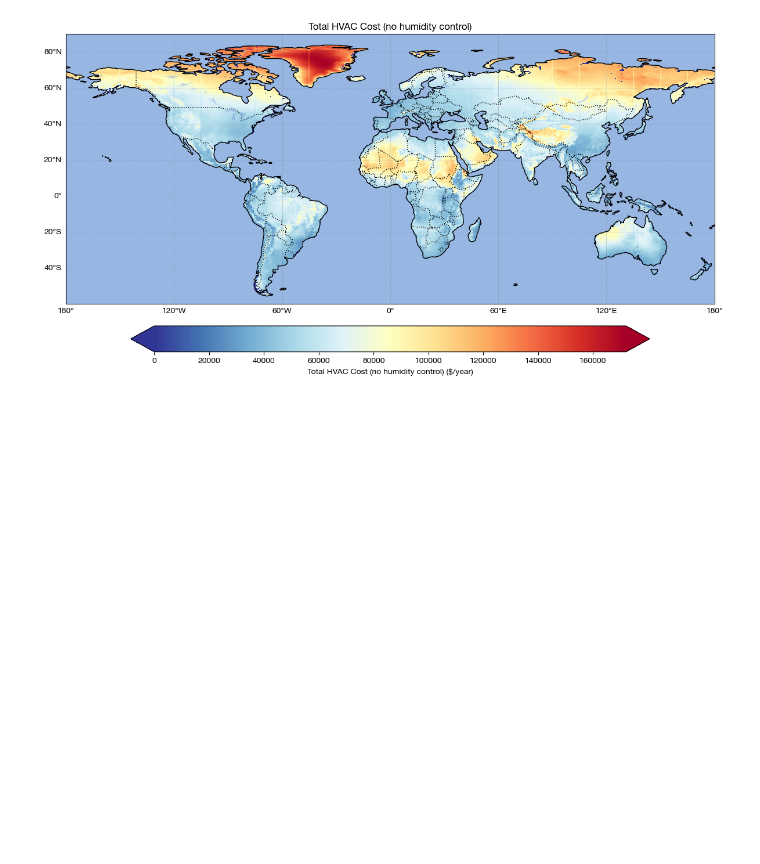
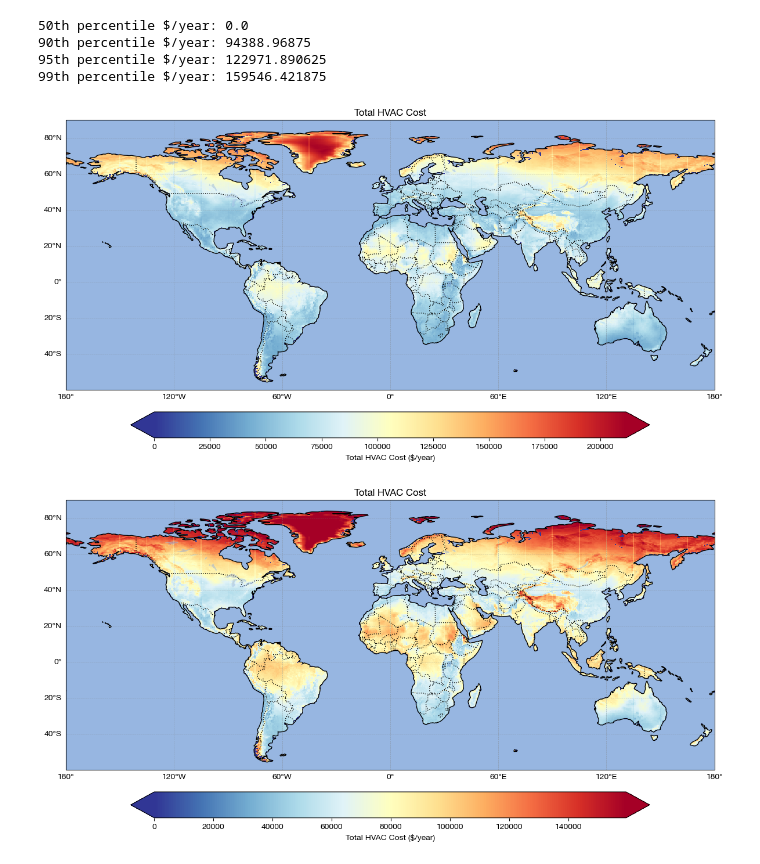
Before and after one commit to miloknowles/analysis, a Jupyter notebook: python/greenhouse_v2/explore_era5.ipynb, the cells around one changed output. Cells and saved outputs as stored; diff of their text form; code cells hidden in the pictures; blank space fills up the shorter version.

```diff
--- a/python/greenhouse_v2/explore_era5.ipynb
+++ b/python/greenhouse_v2/explore_era5.ipynb
@@ -224,15 +114,10 @@ Data variables:
 # %%
 def plot_xarray_map(dataset, variable, cmap='viridis', vmin=None, vmax=None, projection='PlateCarree', figsize=(12, 8), title=None):
   plt.rcParams['font.family'] = 'Helvetica Neue'
-  # plt.rcParams['font.size'] = 12
   # Create a new figure with the specified projection
   proj = getattr(ccrs, projection)()
   fig = plt.figure(figsize=figsize)
   ax = fig.add_subplot(1, 1, 1, projection=proj)
-
-  # Select the data for the specified month and hour
-  # data_slice = dataset[variable].sel(month=month, hour=hour)
-  # data_slice = dataset[variable]
 
   land_mask = regionmask.defined_regions.natural_earth_v5_0_0.land_110.mask(dataset.longitude, dataset.latitude)
   land_mask = xr.where(~np.isnan(land_mask), True, False)
@@ -251,9 +136,11 @@ def plot_xarray_map(dataset, variable, cmap='viridis', vmin=None, vmax=None, pro
     vmax = data_slice[variable].max().item()
 
   # Create the plot
-  im = data_slice[variable].plot(ax=ax, transform=ccrs.PlateCarree(),
-                      cmap=cmap, vmin=vmin, vmax=vmax,
-                      add_colorbar=False)
+  im = data_slice[variable].plot(
+    ax=ax, transform=ccrs.PlateCarree(),
+    cmap=cmap, vmin=vmin, vmax=vmax,
+    add_colorbar=False
+  )
 
   # Add a colorbar
   cbar = plt.colorbar(im, ax=ax, orientation='horizontal',
@@ -265,8 +152,10 @@ def plot_xarray_map(dataset, variable, cmap='viridis', vmin=None, vmax=None, pro
     'ssrd': 'W/m²',
     'heating_degree_hours': '°C·h',
     'cooling_degree_hours': '°C·h',
+    'humidity_percent_hours': '%·h',
     'total_hvac_cost_no_humidity': '$/year',
-    'total_hvac_cost_with_humidity': '$/year'
+    'total_hvac_cost_with_humidity': '$/year',
+    'total_hvac_cost': '$/year'
   }
 
   var_names = {
@@ -274,8 +163,10 @@ def plot_xarray_map(dataset, variable, cmap='viridis', vmin=None, vmax=None, pro
     'ssrd': 'Surface Solar Radiation Downwards',
     'heating_degree_hours': 'Heating Degree Hours',
     'cooling_degree_hours': 'Cooling Degree Hours',
+    'humidity_percent_hours': 'Humidity Percent Hours',
     'total_hvac_cost_no_humidity': 'Total HVAC Cost (no humidity control)',
-    'total_hvac_cost_with_humidity': 'Total HVAC Cost'
+    'total_hvac_cost_with_humidity': 'Total HVAC Cost',
+    'total_hvac_cost': 'Total HVAC Cost'
   }
 
   # Set colorbar label
@@ -337,32 +232,43 @@ plt.show()
 # %%
-ds_total = xr.open_dataset("./outputs/total_degree_hours_2023.nc")
+ds_total = xr.open_dataset("./outputs/annual_hdh_cdh_hph_2023.nc")
 
 heating_degree_hour_cost_factor = 0.41 # $/degree-hour
 cooling_degree_hour_cost_factor = 1.23 # $/degree-hour
+humidity_percent_hour_cost_factor = 0.38 # $/percent-hour
 
 heating_degree_hours_cost = ds_total['heating_degree_hours'] * heating_degree_hour_cost_factor
 cooling_degree_hours_cost = ds_total['cooling_degree_hours'] * cooling_degree_hour_cost_factor
-total_cost = heating_degree_hours_cost + cooling_degree_hours_cost
+humidity_percent_hours_cost = ds_total['humidity_percent_hours'] * humidity_percent_hour_cost_factor
+total_cost = heating_degree_hours_cost + cooling_degree_hours_cost + humidity_percent_hours_cost
 
 cost_50th_percentile = np.percentile(total_cost, 50)
 cost_90th_percentile = np.percentile(total_cost, 90)
+cost_95th_percentile = np.percentile(total_cost, 95)
+cost_99th_percentile = np.percentile(total_cost, 99)
 print(f"50th percentile $/year: {cost_50th_percentile}")
 print(f"90th percentile $/year: {cost_90th_percentile}")
+print(f"95th percentile $/year: {cost_95th_percentile}")
+print(f"99th percentile $/year: {cost_99th_percentile}")
 
-ds_total['total_hvac_cost_no_humidity'] = total_cost
+ds_total['total_hvac_cost'] = total_cost
 
-plot_xarray_map(ds_total, variable='total_hvac_cost_no_humidity', title='Total HVAC Cost (no humidity control)', cmap='RdYlBu_r')
-plt.savefig('./outputs/total_hvac_cost_no_humidity_map_full_range.png', dpi=300)
+plot_xarray_map(ds_total, variable='total_hvac_cost', title='Total HVAC Cost', cmap='RdYlBu_r')
+plt.savefig('./outputs/total_hvac_cost_map_full_range.png', dpi=300)
 plt.show()
 
 plot_xarray_map(
   ds_total,
-  variable='total_hvac_cost_no_humidity',
-  title='Total HVAC Cost (no humidity control)',
+  variable='total_hvac_cost',
+  title='Total HVAC Cost',
   cmap='RdYlBu_r',
-  vmax=120000
+  vmax=cost_99th_percentile
 )
-plt.savefig('./outputs/total_hvac_cost_no_humidity_map_clipped.png', dpi=300)
+plt.savefig('./outputs/total_hvac_cost_map_clipped.png', dpi=300)
 plt.show()
 # %% [output]
+50th percentile $/year: 0.0
+90th percentile $/year: 94388.96875
+95th percentile $/year: 122971.890625
+99th percentile $/year: 159546.421875
-[figure, old version]
+[figure, new version]
+[figure, added]
```
Also changed, not shown: parts of 7 cells of this notebook, 1 other file.
